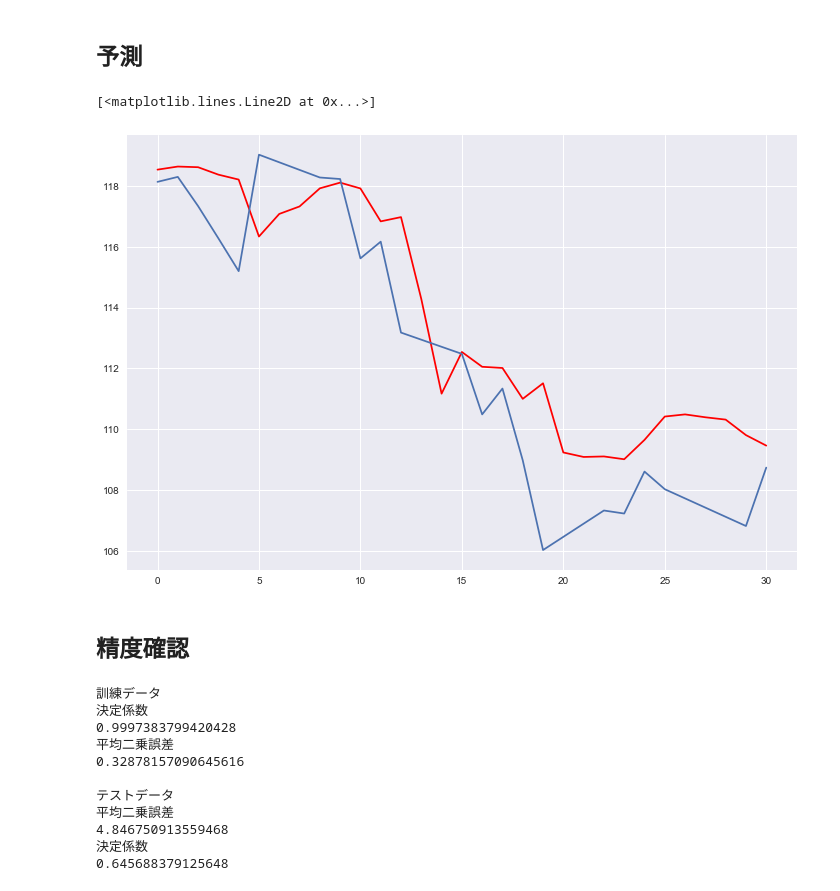
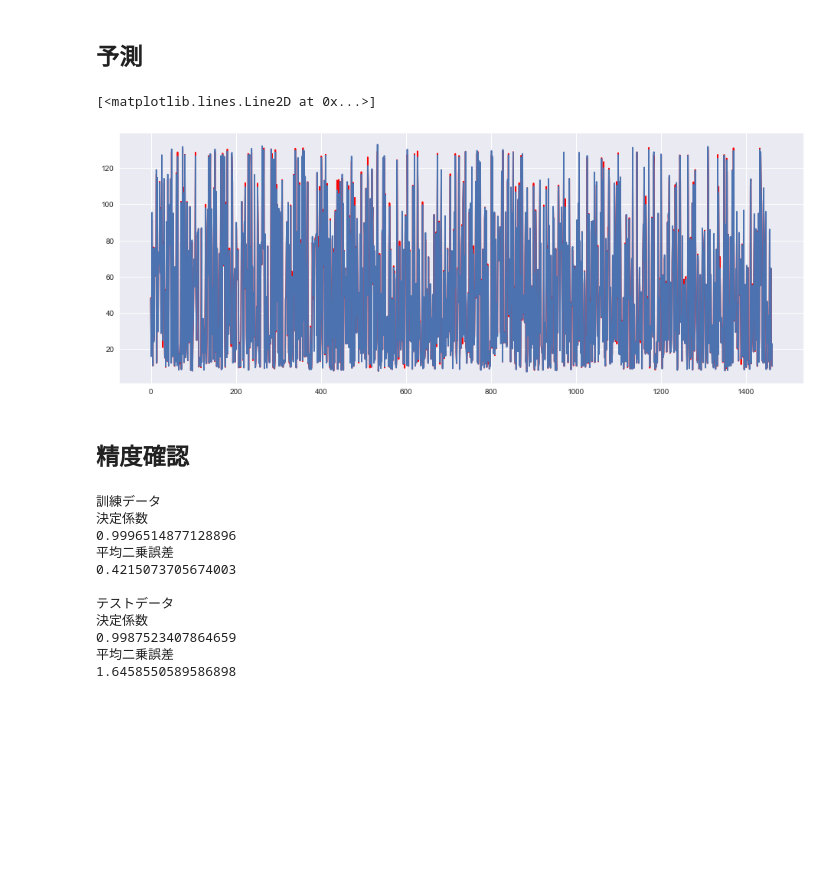
Before and after one commit to kounatsumikan/learning, a Jupyter notebook: SARIMA.ipynb, the cells around one changed output. Cells and saved outputs as stored; diff of their text form; code cells hidden in the pictures; blank space fills up the shorter version.

```diff
--- a/SARIMA.ipynb
+++ b/SARIMA.ipynb
@@ -868,3 +986,6 @@ X_dataset_test = dataset["2015-11-28":"2015-12-28"]
 y_dataset_test = apple2["Close"]["2015-11-29":"2015-12-29"]
 X_dataset_test2 = dataset["2015-10-28":"2015-11-28"]
 y_dataset_test2 = apple2["Close"]["2015-10-29":"2015-11-29"]
+# %%
+#クロスバリエーション
+X_train, X_test, y_train, y_test = cross_validation.train_test_split(dataset["2005-10-28":"2015-10-28"], apple2["Close"]["2005-10-29":"2015-10-29"], test_size=0.4, random_state=0)
@@ -876,7 +999,7 @@ from sklearn.grid_search import GridSearchCV
 
 # 動かすパラメータを明示的に表示、今回は決定木の数を変えてみる
 param_grid = {
-    'n_estimators': [100, 200, 400, 800],#木の数
+    'n_estimators': [ 400, 800,1000,1200],#木の数
     'max_depth' : [4,6,8,10,15,20,25], #木の深さ
     'max_features': ['auto', 'sqrt', 'log2'],#
     'criterion': ['mse']#
@@ -884,7 +1007,7 @@ param_grid = {
 
 # ハイパーパラメータ探索
 cv = GridSearchCV(RandomForestRegressor(), param_grid=param_grid, scoring = 'mean_squared_error', n_jobs =1 )
-cv.fit(X_dataset_train, y_dataset_train)
+cv.fit(X_train, y_train)
 
 cv.best_params_
 # %% [output]
@@ -896,7 +1019,7 @@ cv.best_params_
 ## 学習
 # %%
 clf_rf = RandomForestRegressor(random_state=0
-                                , criterion= 'mse', max_depth = 8, max_features = 'auto', n_estimators = 100
+                                , criterion= 'mse', max_depth = 25, max_features = 'auto', n_estimators = 800
                                )
-clf_rf.fit(X_dataset_train, y_dataset_train)
+clf_rf.fit(X_train, y_train)
 # %% [output]
@@ -931,15 +1046,15 @@ dtype: float64
 # %% [markdown]
 ## 予測
 # %%
-y_train = clf_rf.predict(X_dataset_train)
-y_pred = clf_rf.predict(X_dataset_test)
+y_train2 = clf_rf.predict(X_train)
+y_pred = clf_rf.predict(X_test)
 # %%
-fig, ax = plt.subplots(figsize=(12,8))
-ax.plot(y_rf_pred,"r")
-ax.plot(y_dataset_test.values)
+fig, ax = plt.subplots(figsize=(16,6))
+ax.plot(y_pred,"r")
+ax.plot(y_test.values)
 # %% [output]
 [<matplotlib.lines.Line2D at 0x...>]
-[figure, old version]
+[figure, new version]
 # %% [markdown]
 ## 精度確認
 # %%
@@ -947,25 +1062,25 @@ from sklearn.metrics import mean_squared_error
 from sklearn.metrics import r2_score
 print("訓練データ")
 print("決定係数")
-print(r2_score(y_train, y_dataset_train))
+print(r2_score(y_train2, y_train))
 print("平均二乗誤差")
-print(mean_squared_error(y_train, y_dataset_train))
+print(mean_squared_error(y_train2, y_train))
 print("")
 
 print("テストデータ")
+print("決定係数")
+print(r2_score(y_pred, y_test))
 print("平均二乗誤差")
-print(mean_squared_error(y_pred, y_dataset_test))
-print("決定係数")
-print(r2_score(y_pred, y_dataset_test))
+print(mean_squared_error(y_pred, y_test))
 # %% [output]
 訓練データ
 決定係数
-0.9997383799420428
+0.9996514877128896
 平均二乗誤差
-0.32878157090645616
+0.4215073705674003
 
 テストデータ
+決定係数
+0.9987523407864659
 平均二乗誤差
-4.846750913559468
-決定係数
-0.645688379125648
+1.6458550589586898
```
Also changed, not shown: parts of 23 cells of this notebook.
